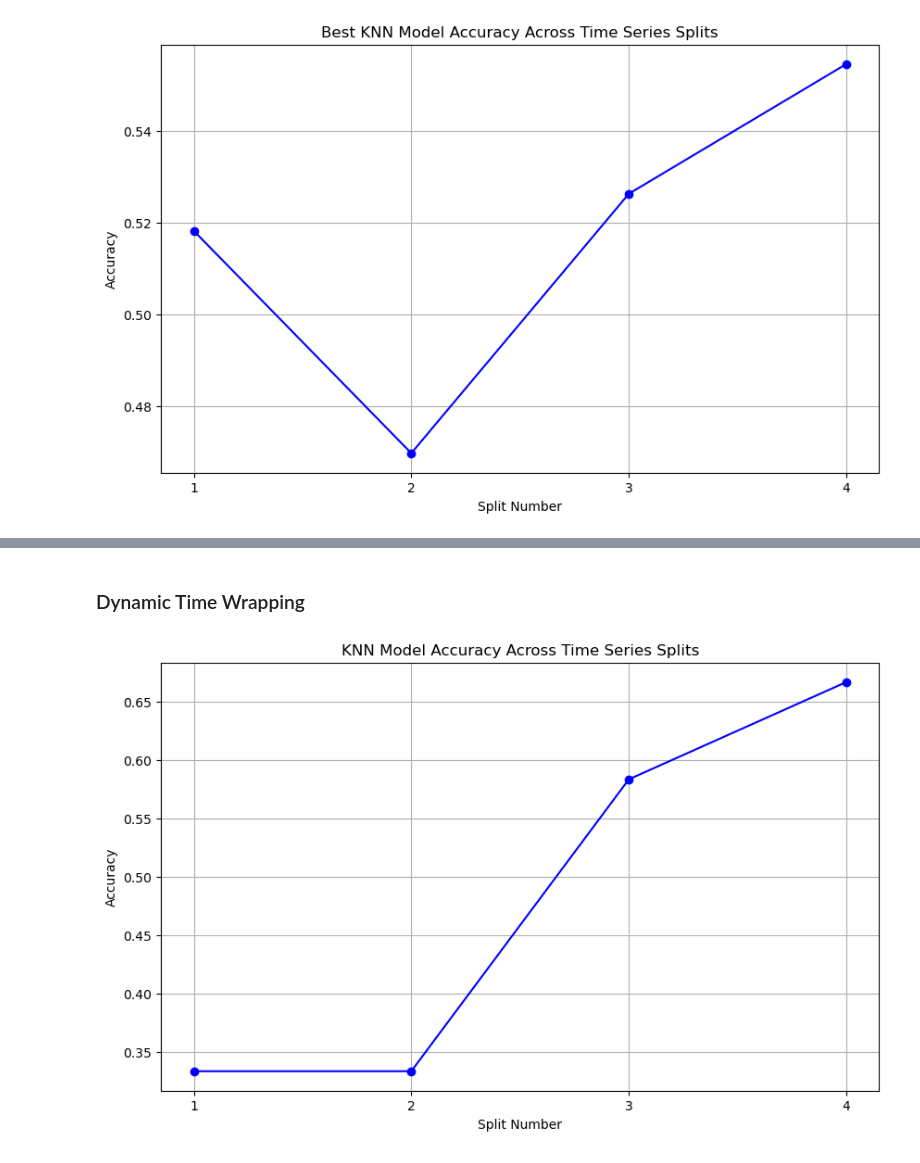
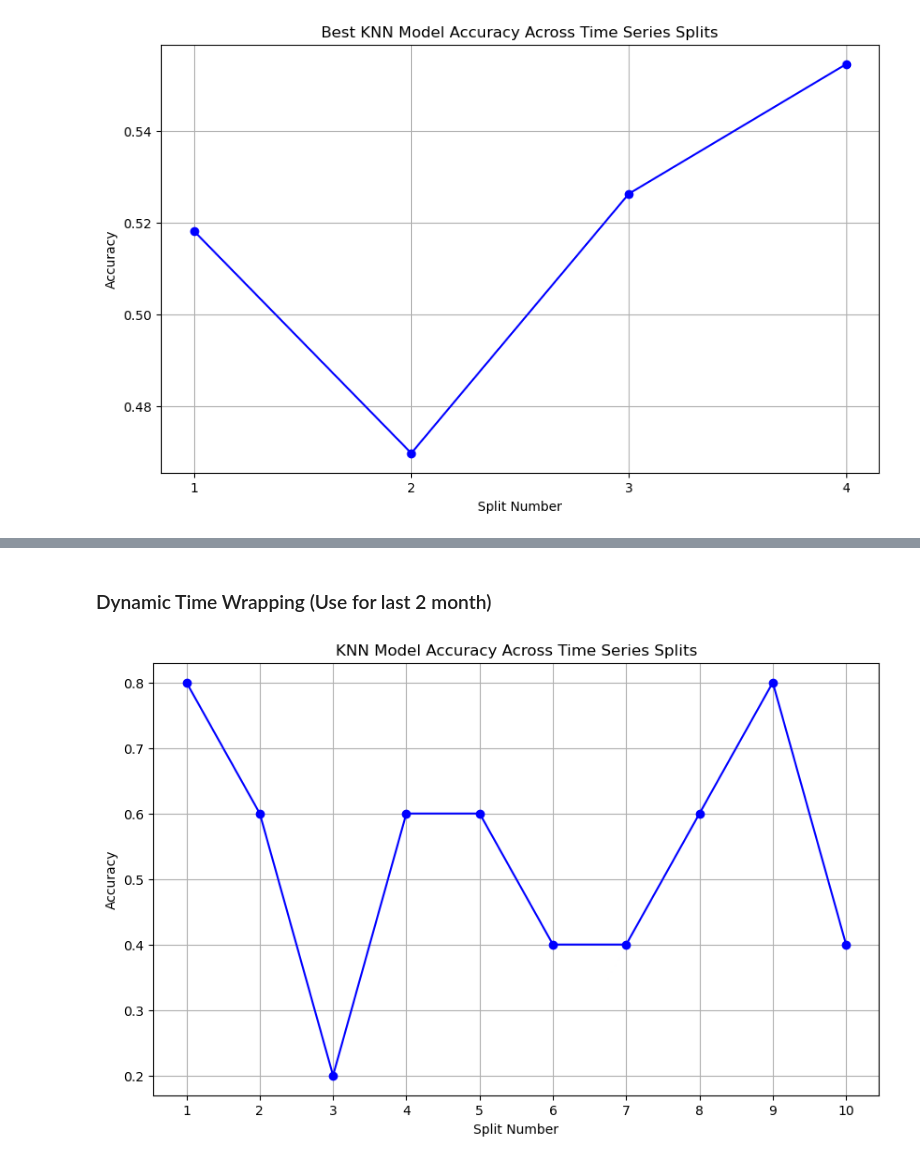
Before and after one commit to Arnabds/equity-vs-commodity, a Jupyter notebook: Minh_notebook/Minh_KNN_class.ipynb, the cells around one changed output, grey strips where cells are left out. Saved outputs shown, nothing was run; the diff lists cells and outputs as text; code cells hidden in the pictures.

```diff
--- a/Minh_notebook/Minh_KNN_class.ipynb
+++ b/Minh_notebook/Minh_KNN_class.ipynb
@@ -320,7 +324,8 @@ plt.show()
 # %% [markdown]
-### Dynamic Time Wrapping
+### Dynamic Time Wrapping (Use for last 2 month)
 # %%
-df_last_60 = df.iloc[-60:]
+df_last_60 = df.iloc[-55:]
+tscv = TimeSeriesSplit(10)
 # %%
 # Implementing KNN with custom DTW after scaling and power transforming the data
 
@@ -379,10 +384,10 @@ def plot_model(acc):
     plt.grid(True)
     plt.show()
 # %%
-# Model KNN with DTW (k=5)
-acc = train_test_model(k=5)
+# Model KNN with DTW (k=3)
+acc = train_test_model(k=3)
 plot_model(acc)
 # %% [output]
-[figure, old version]
+[figure, new version]
 # %%
 def plot_accuracy(df=df_last_60, _metric = custom_dtw):
```
Also changed, not shown: parts of 30 cells of this notebook.
